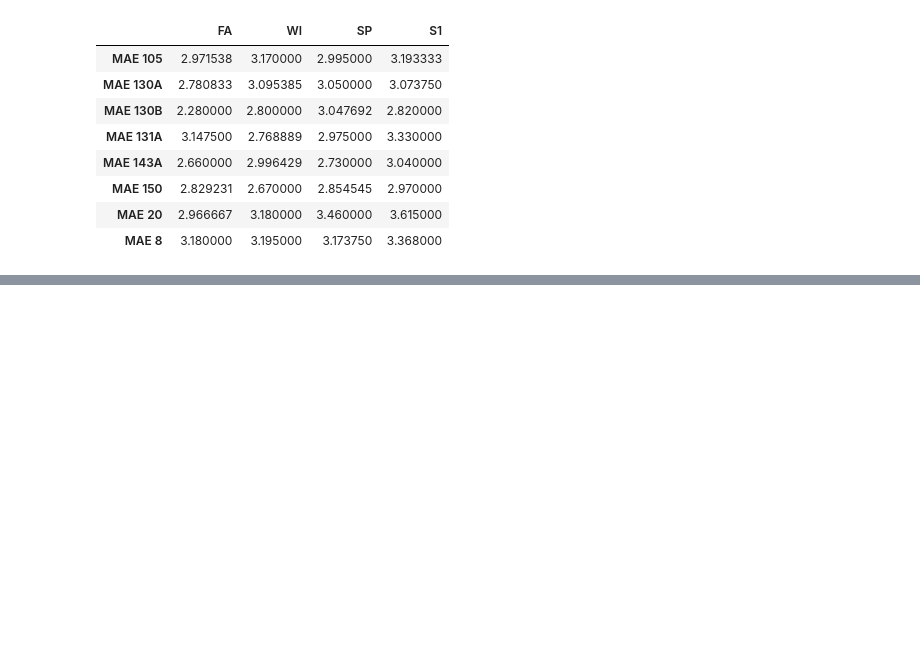
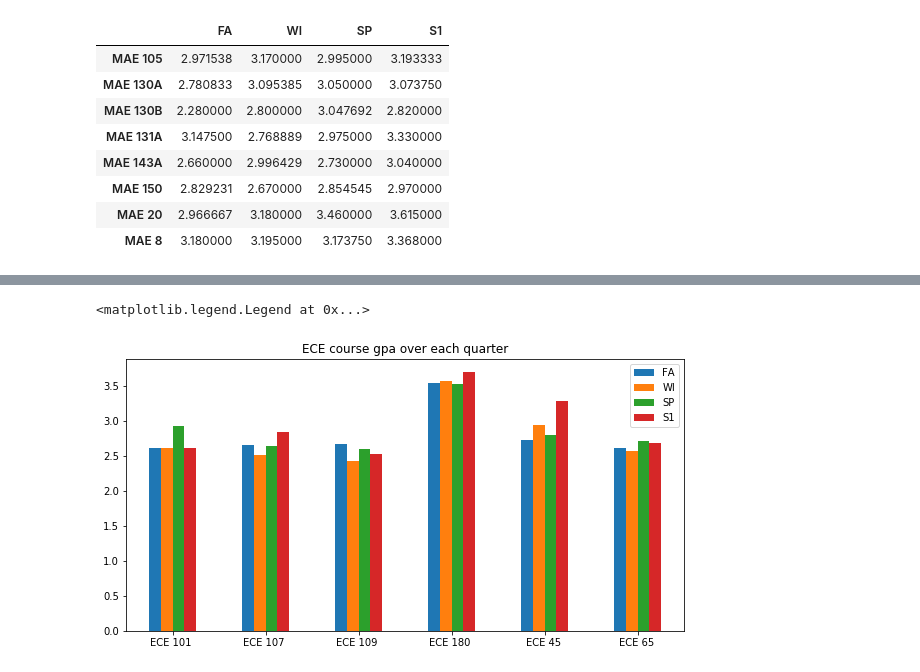
Before and after one commit to tkafel/ECE143, a Jupyter notebook: Post Meeting Final Project - Question 9.ipynb, the cells around one changed output, grey strips where cells are left out. Drawn from its saved outputs; the diff is of its cells as text; code cells hidden in the pictures; blank space fills up the shorter version.

```diff
--- a/Post Meeting Final Project - Question 9.ipynb
+++ b/Post Meeting Final Project - Question 9.ipynb
@@ -14,0 +7,6 @@ See the caveats in the documentation: http://pandas.pydata.org/pandas-docs/stabl
+# %%
+data = pd.read_csv('Preprocess_Completed.csv')
+mae = data.loc[data['Department'] == 'MAE']
+ece = data.loc[data['Department'] == 'ECE']
+cse = data.loc[data['Department'] == 'CSE']
+bio = data.loc[data['Department'] == 'BENG']
@@ -51,0 +63,13 @@ compare_gpa.plot.bar(rot = 0, figsize=(10,5)).legend(bbox_to_anchor=(1, 1))
+# %%
+unique_course = ece.groupby('Course Number')  # groupby each course
+data = {}
+for course_num, table1 in unique_course:
+    fall = table1.loc[ece['Term'].str.startswith('FA')]  # find all current course open in fall
+    winter = table1.loc[ece['Term'].str.startswith('WI')]  # find all current course open in winter
+    spring = table1.loc[ece['Term'].str.startswith('SP')]  # find all current course open in spring
+    summer = table1.loc[ece['Term'].str.startswith('S1')]  # find all current course open in summer
+    if fall.empty or winter.empty or spring.empty or summer.empty:  # if not open in all four quarter
+        continue
+    data[course_num] = [fall['Avg Grade Received'].mean(), winter['Avg Grade Received'].mean(), spring['Avg Grade Received'].mean(), summer['Avg Grade Received'].mean()]
+compare_gpa = pd.DataFrame(data, index=['FA', 'WI', 'SP', 'S1']).transpose()
+compare_gpa
@@ -51,0 +84,5 @@ compare_gpa.plot.bar(rot = 0, figsize=(10,5)).legend(bbox_to_anchor=(1, 1))
+# %%
+compare_gpa.plot.bar(rot = 0, figsize=(10,5), title='ECE course gpa over each quarter').legend(bbox_to_anchor=(1, 1))
+# %% [output]
+<matplotlib.legend.Legend at 0x...>
+[figure, added]
```
Also changed, not shown: parts of 15 cells of this notebook, 1 other file.
